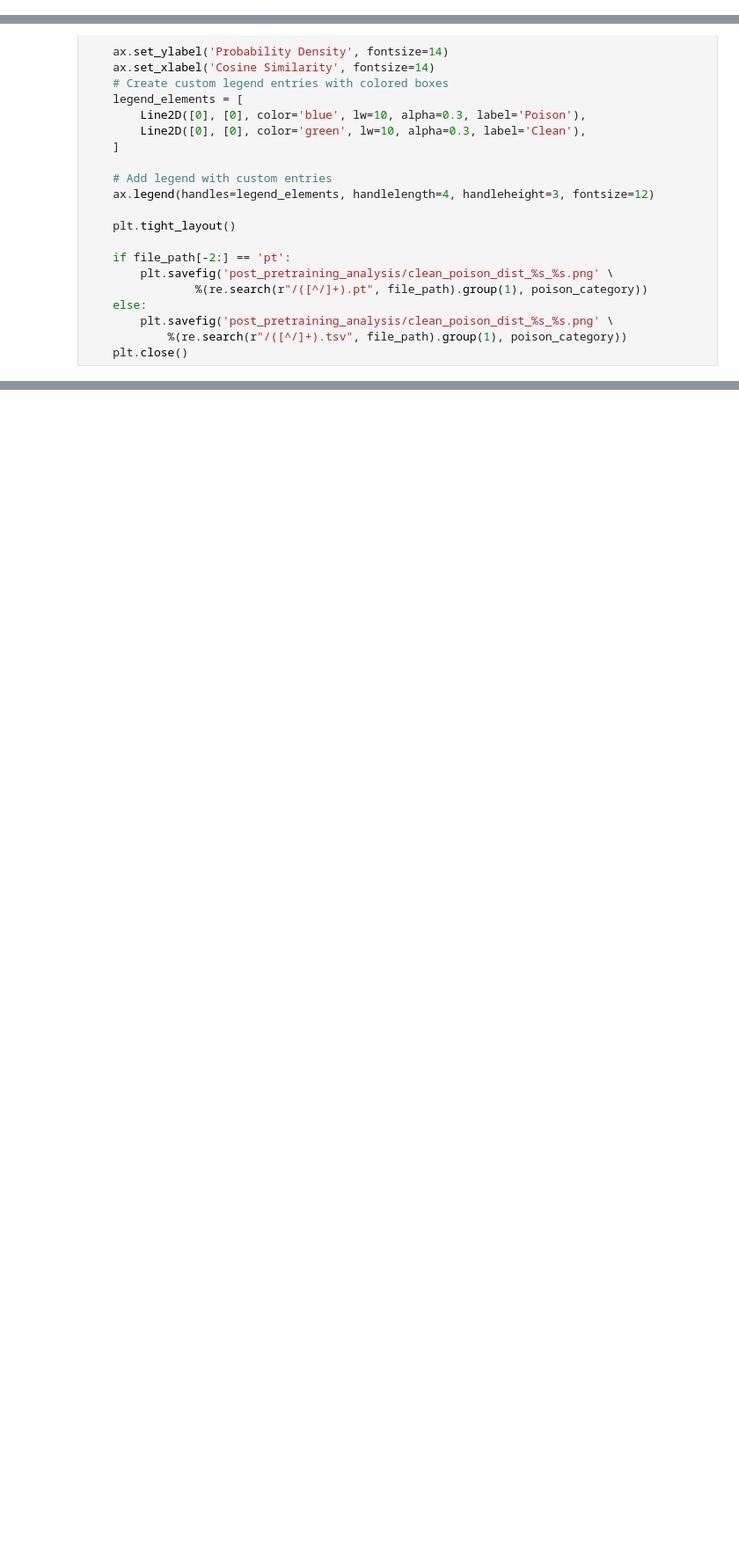
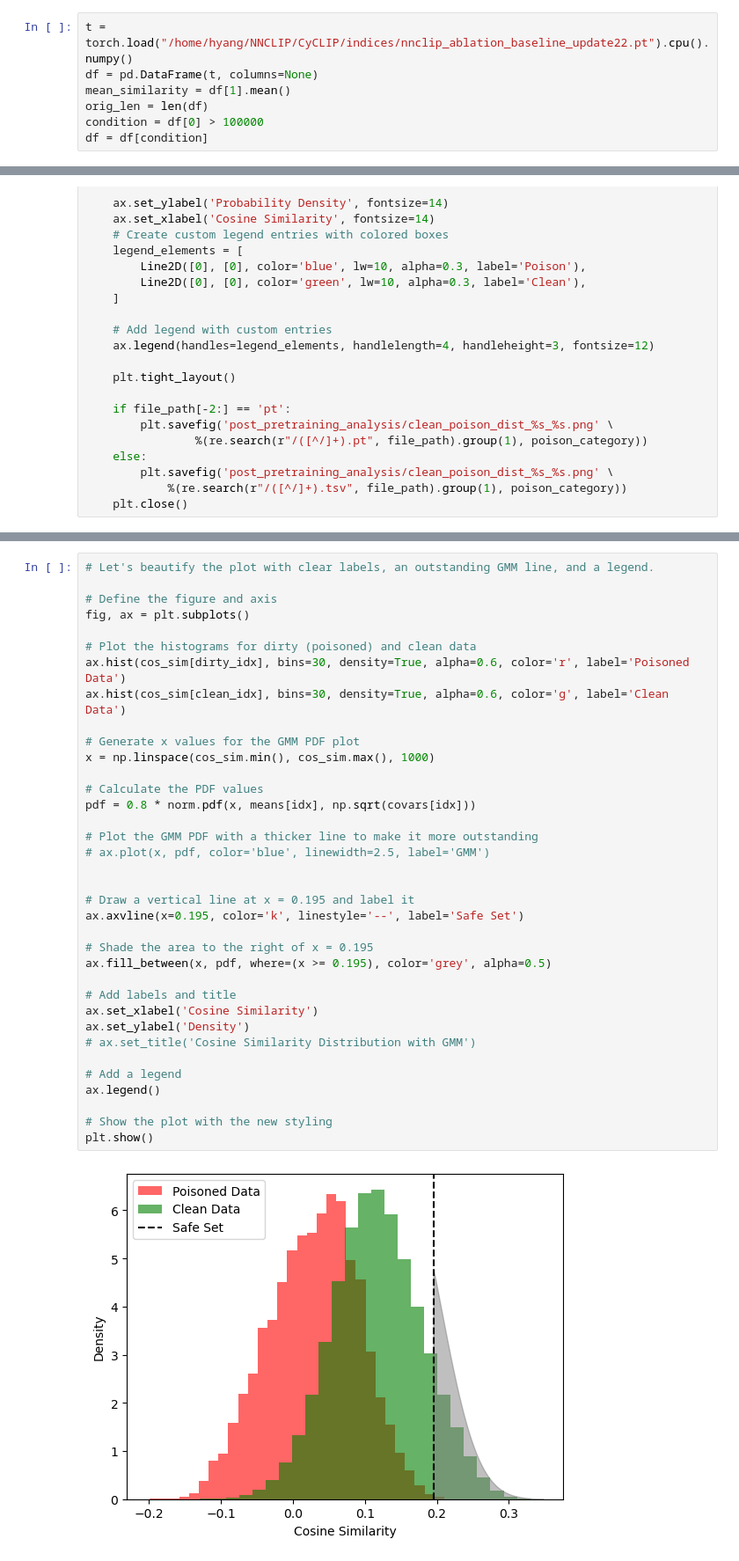
Before and after one commit to HangerYang/RoCLIP, a Jupyter notebook: CyCLIP/draw_plot.ipynb, the cells around one changed output, grey strips where cells are left out. Shown at 88% size. Saved outputs shown, nothing was run; the diff lists cells and outputs as text; blank space fills up the shorter version.

```diff
--- a/CyCLIP/draw_plot.ipynb
+++ b/CyCLIP/draw_plot.ipynb
@@ -63,0 +64,7 @@ plot_poison_distribution("/home/hyang/NNCLIP/CyCLIP/jigao_indices/NNCLIP_1M_100_
+# %%
+t = torch.load("/home/hyang/NNCLIP/CyCLIP/indices/nnclip_ablation_baseline_update22.pt").cpu().numpy()
+df = pd.DataFrame(t, columns=None)
+mean_similarity = df[1].mean()
+orig_len = len(df)
+condition = df[0] > 100000
+df = df[condition]
@@ -145,0 +541,38 @@ def plot_clean_n_poison_similarity_distribution(file_path, poison_category='full
+# %%
+# Let's beautify the plot with clear labels, an outstanding GMM line, and a legend.
+
+# Define the figure and axis
+fig, ax = plt.subplots()
+
+# Plot the histograms for dirty (poisoned) and clean data
+ax.hist(cos_sim[dirty_idx], bins=30, density=True, alpha=0.6, color='r', label='Poisoned Data')
+ax.hist(cos_sim[clean_idx], bins=30, density=True, alpha=0.6, color='g', label='Clean Data')
+
+# Generate x values for the GMM PDF plot
+x = np.linspace(cos_sim.min(), cos_sim.max(), 1000)
+
+# Calculate the PDF values
+pdf = 0.8 * norm.pdf(x, means[idx], np.sqrt(covars[idx]))
+
+# Plot the GMM PDF with a thicker line to make it more outstanding
+# ax.plot(x, pdf, color='blue', linewidth=2.5, label='GMM')
+
+
+# Draw a vertical line at x = 0.195 and label it
+ax.axvline(x=0.195, color='k', linestyle='--', label='Safe Set')
+
+# Shade the area to the right of x = 0.195
+ax.fill_between(x, pdf, where=(x >= 0.195), color='grey', alpha=0.5)
+
+# Add labels and title
+ax.set_xlabel('Cosine Similarity')
+ax.set_ylabel('Density')
+# ax.set_title('Cosine Similarity Distribution with GMM')
+
+# Add a legend
+ax.legend()
+
+# Show the plot with the new styling
+plt.show()
+# %% [output]
+[figure, added]
```
Also changed, not shown: parts of 63 cells of this notebook, 21 other files.
